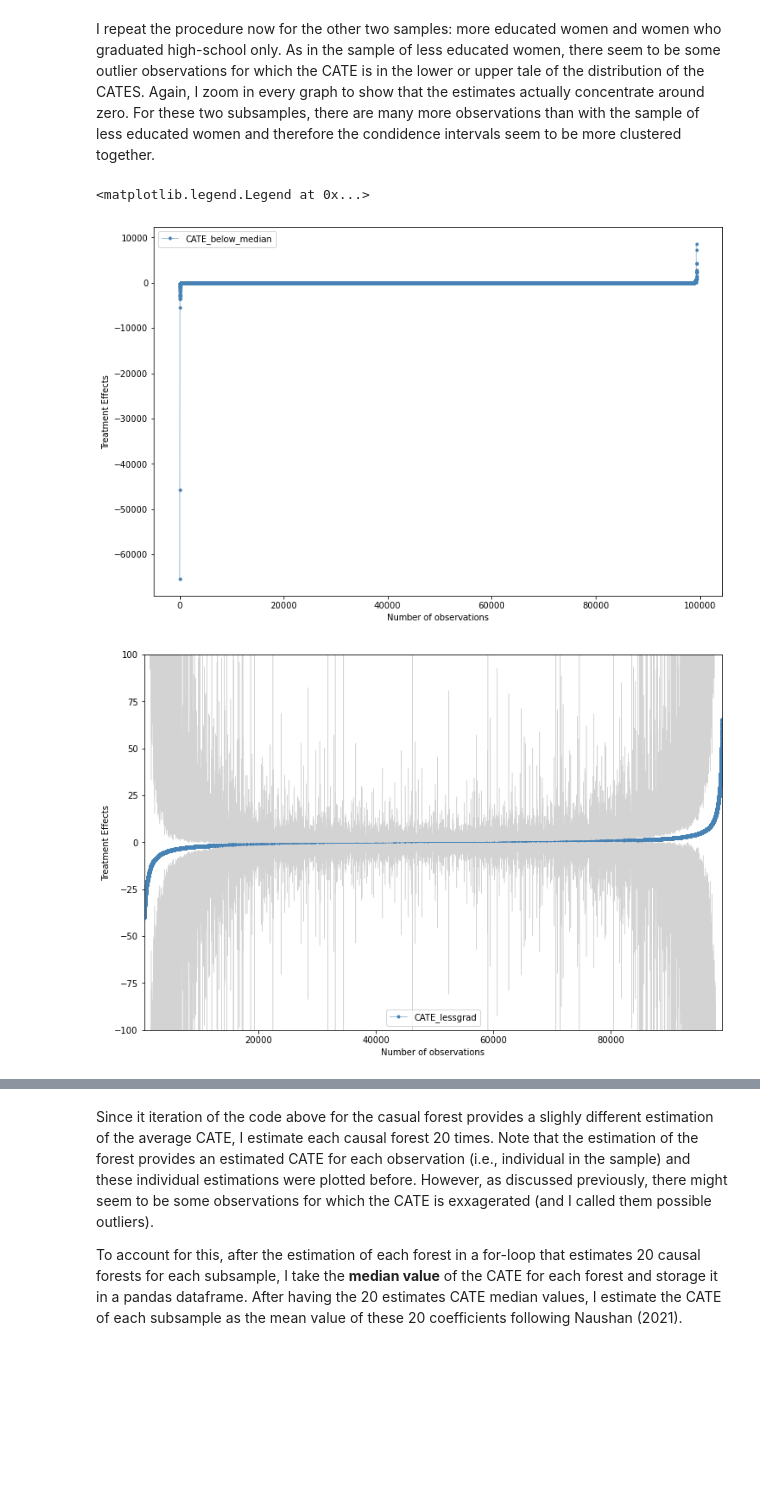
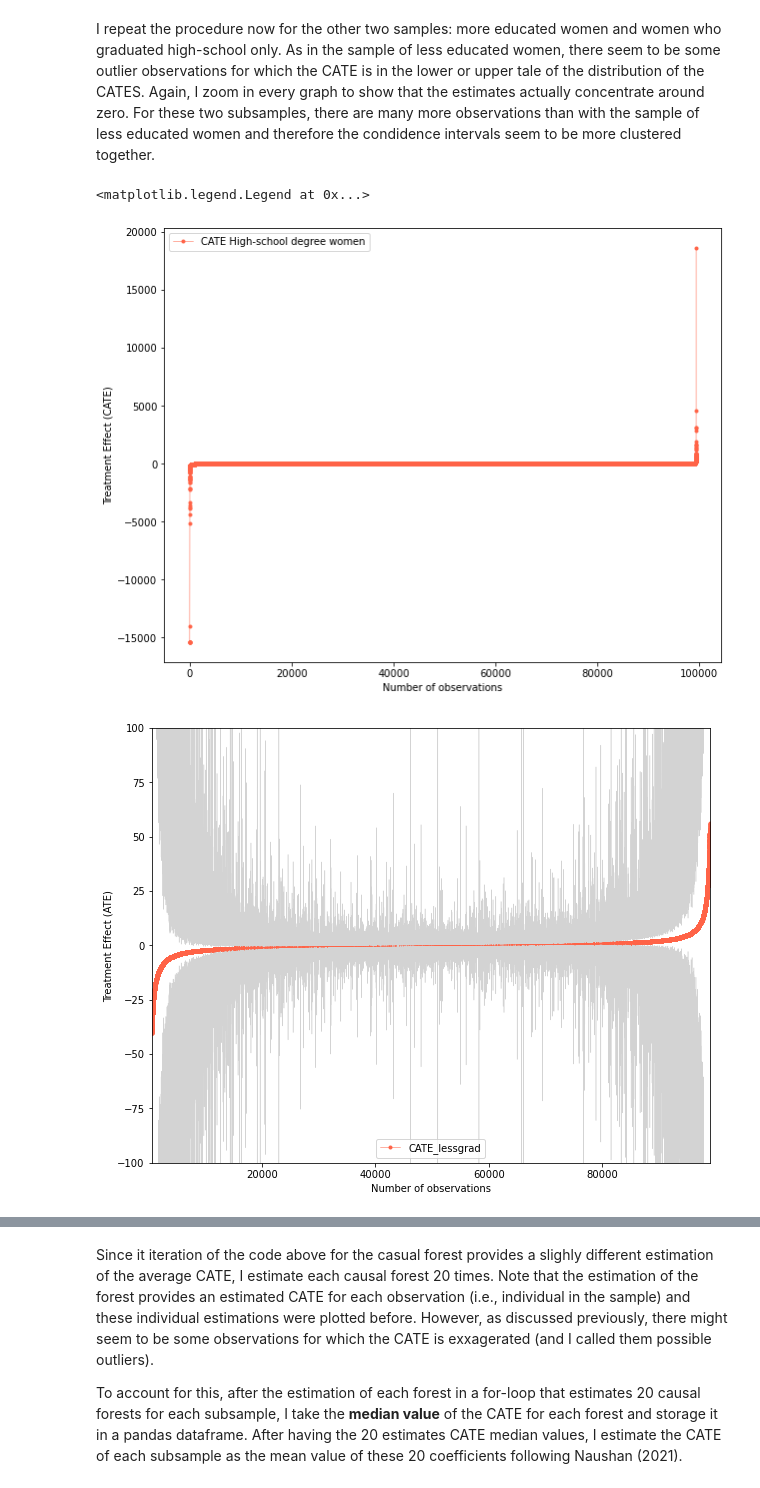
Before and after one commit to carolinalvarez/angrist-and-evans-1998-python, a Jupyter notebook: Angrist_and_Evans_1998.ipynb, the cells around one changed output, grey strips where cells are left out. Saved outputs shown, nothing was run; the diff lists cells and outputs as text; code cells hidden in the pictures; blank space fills up the shorter version.

```diff
--- a/Angrist_and_Evans_1998.ipynb
+++ b/Angrist_and_Evans_1998.ipynb
@@ -1377,29 +1437,27 @@ df_te_02 = pd.DataFrame(te_02)
 df_te_02.sort_values('cate', inplace=True, ascending=True)
 df_te_02.reset_index(inplace=True, drop=True)
 # %%
-fig, ax = plt.subplots(figsize=(12, 8))
-ax.plot(df_te_02['cate'],
-        marker='.', linestyle='-', linewidth=0.5, label='CATE_below_median', color='steelblue')
-ax.set_ylabel('Treatment Effects')
+fig, ax = plt.subplots(figsize=(10, 8))
+ax.plot(df_te_02['cate'], marker='.', linestyle='-', linewidth=0.5, label='CATE High-school degree women', color='tomato')
+ax.set_ylabel('Treatment Effect (CATE)')
 ax.set_xlabel('Number of observations')
 ax.legend()
 # %% [output]
 <matplotlib.legend.Legend at 0x...>
-[figure, old version]
+[figure, new version]
 # %%
-fig, ax = plt.subplots(figsize=(12, 8))
-ax.plot(df_te_02['cate'],
-        marker='.', linestyle='-', linewidth=0.5, label='CATE_lessgrad', color='steelblue')
+fig, ax = plt.subplots(figsize=(10, 8))
+ax.plot(df_te_02['cate'], marker='.', linestyle='-', linewidth=0.5, label='CATE_lessgrad', color='tomato')
 ax.plot(df_te_02['lb'],linewidth=0.5, color='lightgrey')
 ax.plot(df_te_02['ub'],linewidth=0.5, color='lightgrey')
-ax.set_ylabel('Treatment Effects')
+ax.set_ylabel('Treatment Effect (ATE)')
 ax.set_xlabel('Number of observations')
 ax.legend()
 plt.xlim([500, 99000])
 plt.ylim([-100,100])
 plt.show()
 # %% [output]
-[figure, old version]
+[figure, new version]
 # %%
 train_03, test_03 = train_test_split(sample03, test_size=0.2)
 
```
Also changed, not shown: parts of 58 cells of this notebook, 1 other file.
